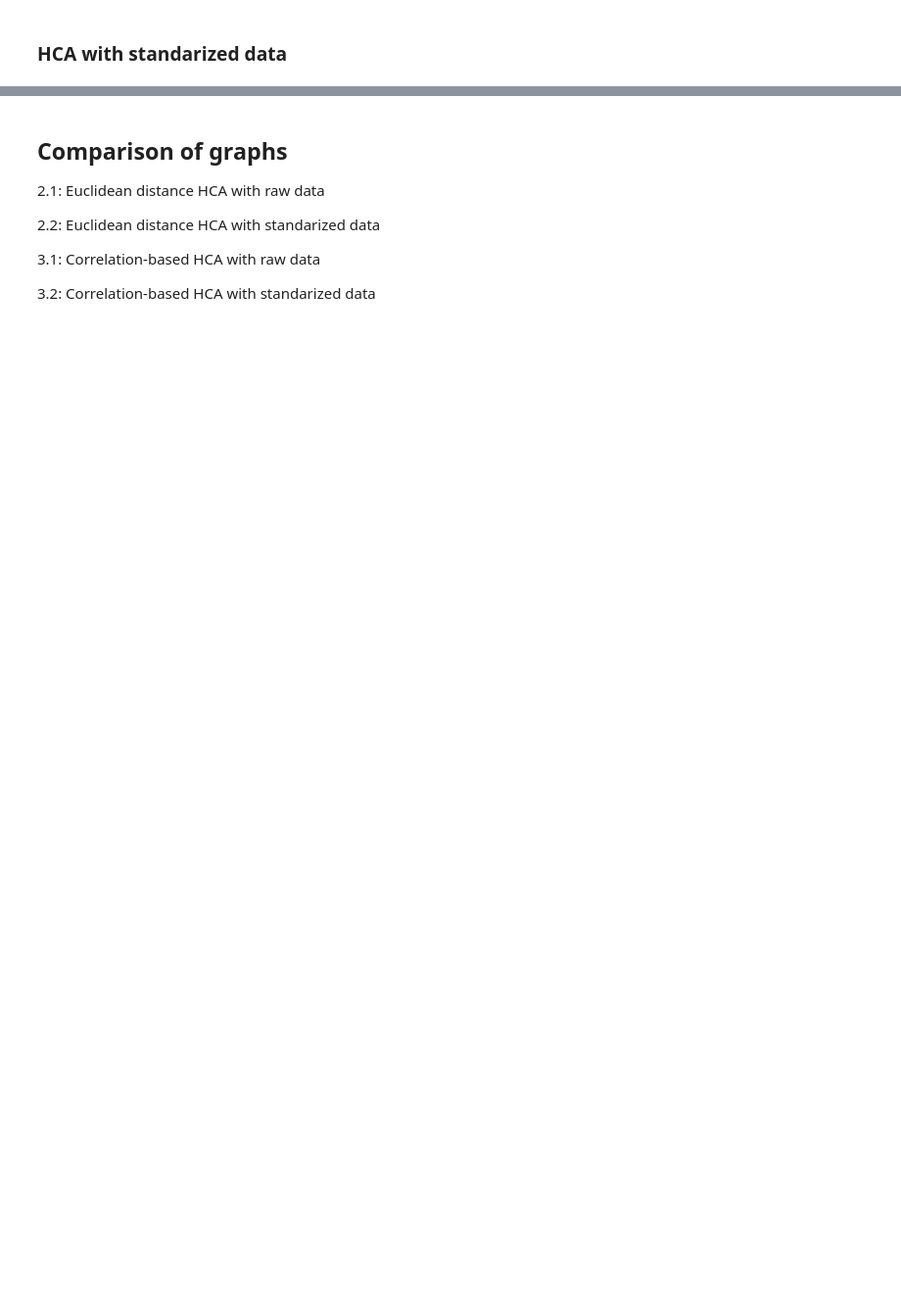
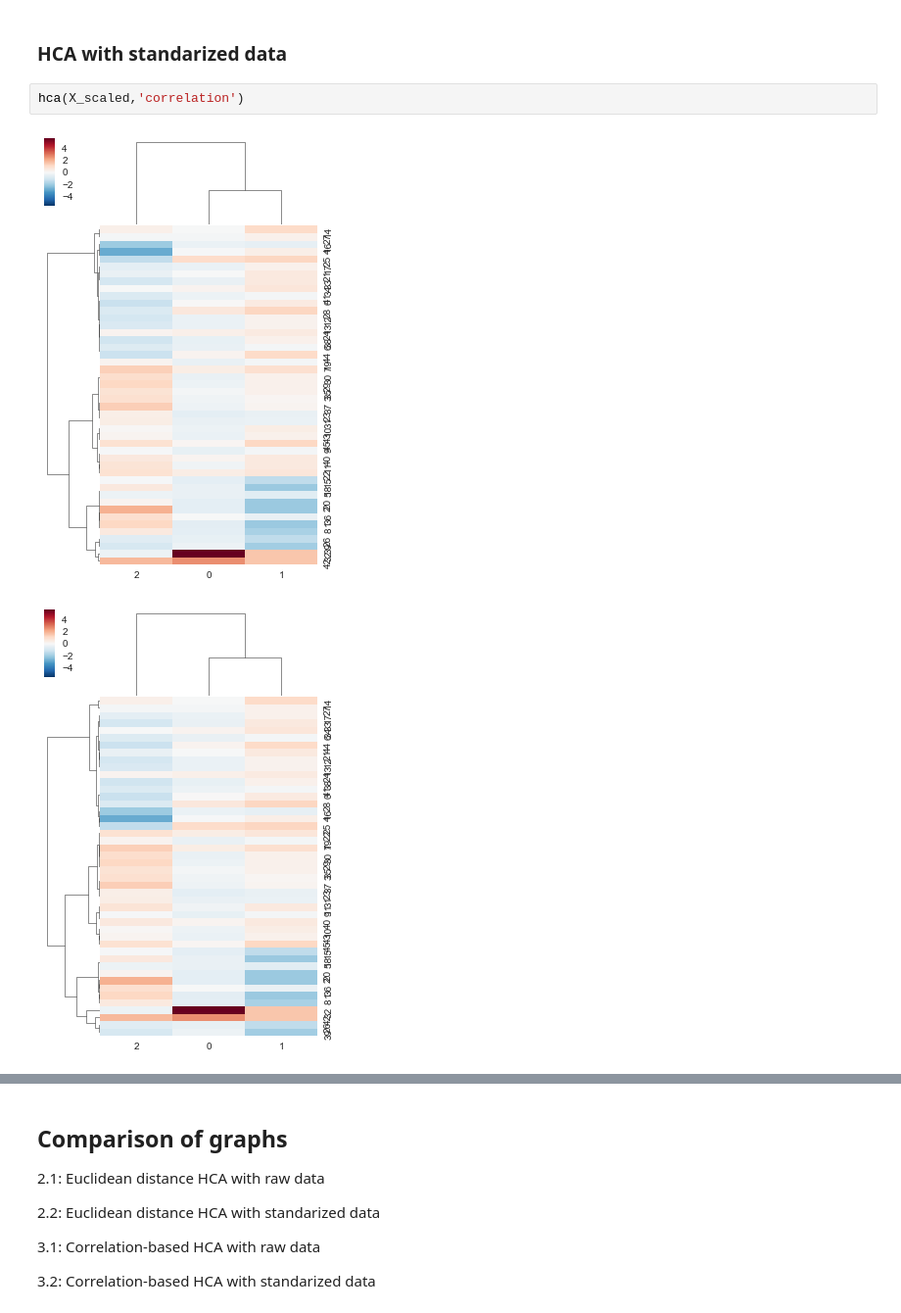
Before and after one commit to miaoever/IOT, a Jupyter notebook: Standup 4/HCA.ipynb, the cells around one changed output, grey strips where cells are left out. Shown: that part at 98% size. Drawn from its saved outputs; the diff is of its cells as text; blank space fills up the shorter version.

```diff
--- a/Standup 4/HCA.ipynb
+++ b/Standup 4/HCA.ipynb
@@ -17,2 +198,7 @@
 # %% [markdown]
 ### HCA with standarized data
+# %%
+hca(X_scaled,'correlation')
+# %% [output]
+[figure, added]
+[figure, added]
```
Also changed, not shown: parts of 7 cells of this notebook, 1 other file.
